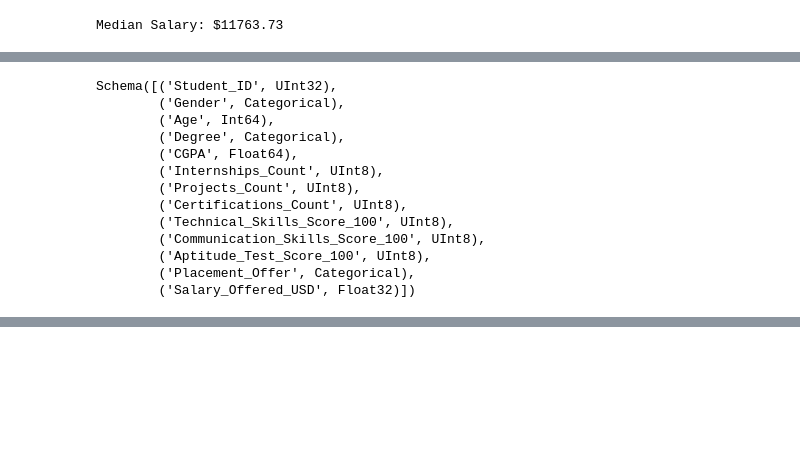
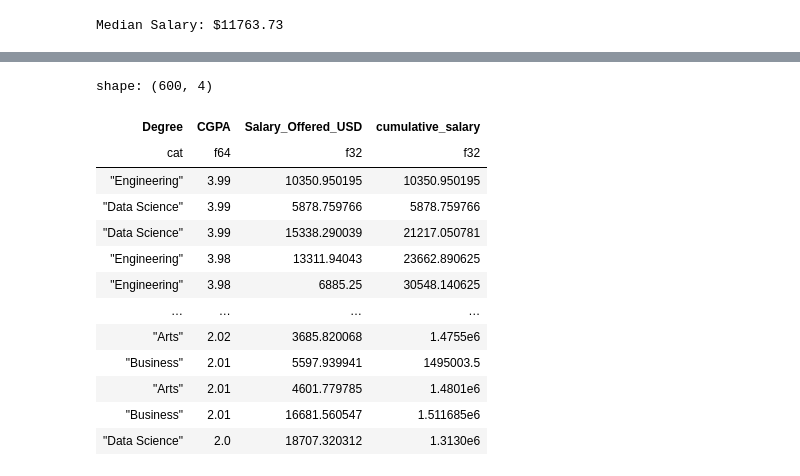
Before and after one commit to ZygimantasB/polars_library, a Jupyter notebook: kaggle/Student_Placement_Skills_2025.ipynb, the cells around one changed output, grey strips where cells are left out. Drawn from its saved outputs; the diff is of its cells as text; code cells hidden in the pictures; blank space fills up the shorter version.

Commit message:
Add cumulative salary calculation per degree in Student Placement Skills notebook.

```diff
--- a/kaggle/Student_Placement_Skills_2025.ipynb
+++ b/kaggle/Student_Placement_Skills_2025.ipynb
@@ -131,6 +131,19 @@ score_count_cols.head()
 # %%
 # Option B: regex selector — single expression
 df.select(pl.col("^.*(Score|Count).*$")).collect().head()
+# %%
+# Task 7 — Cumulative sum of salary within Degree groups, sorted by CGPA descending
+(
+    df.sort("CGPA", descending=True)           # 1. establish sort order
+    .with_columns(
+        pl.col("Salary_Offered_USD")
+        .cum_sum()
+        .over("Degree")                        # 2. apply per-group, respecting sort
+        .alias("cumulative_salary")
+    )
+    .select("Degree", "CGPA", "Salary_Offered_USD", "cumulative_salary")
+    .collect()
+)
 # %%
 print(f"Median Salary: ${median_salary:.2f}")
 # %% [output]
@@ -191,22 +204,6 @@ shape: (600, 6)
 | 0 | 5 | 0 | 77 | 96 | ... |
 | 3 | 4 | 3 | 50 | 59 | ... |
 | 4 | 6 | 1 | 69 | 69 | ... |
-# %%
-df.collect_schema()
-# %% [output]
-Schema([('Student_ID', UInt32),
-        ('Gender', Categorical),
-        ('Age', Int64),
-        ('Degree', Categorical),
-        ('CGPA', Float64),
-        ('Internships_Count', UInt8),
-        ('Projects_Count', UInt8),
-        ('Certifications_Count', UInt8),
-        ('Technical_Skills_Score_100', UInt8),
-        ('Communication_Skills_Score_100', UInt8),
-        ('Aptitude_Test_Score_100', UInt8),
-        ('Placement_Offer', Categorical),
-        ('Salary_Offered_USD', Float32)])
 # %%
 df.group_by(
     'Degree', 'Placement_Offer'
@@ -231,3 +228,29 @@ shape: (10, 7)
 | "Business" | "Yes" | 11989.259766 | 2.92 | 165 | 99 | 81 |
 | "Computer Science" | "No" | 12682.810547 | 2.86 | 66 | 99 | 37 |
 | "Arts" | "Yes" | 11388.267578 | 2.84 | 160 | 99 | 75 |
+# %%
+df.sort(
+    'CGPA', descending=True
+).with_columns(
+    pl.col('Salary_Offered_USD')
+    .cum_sum()
+    .over('Degree')
+    .alias('cumulative_salary')
+).select(
+    'Degree', 'CGPA', 'Salary_Offered_USD', 'cumulative_salary'
+).collect(engine='streaming')
+# %% [output]
+shape: (600, 4)
+| Degree | CGPA | Salary_Offered_USD | cumulative_salary |
+| cat | f64 | f32 | f32 |
+| "Engineering" | 3.99 | 10350.950195 | 10350.950195 |
+| "Data Science" | 3.99 | 5878.759766 | 5878.759766 |
+| "Data Science" | 3.99 | 15338.290039 | 21217.050781 |
+| "Engineering" | 3.98 | 13311.94043 | 23662.890625 |
+| "Engineering" | 3.98 | 6885.25 | 30548.140625 |
+| … | … | … | … |
+| "Arts" | 2.02 | 3685.820068 | 1.4755e6 |
+| "Business" | 2.01 | 5597.939941 | 1495003.5 |
+| "Arts" | 2.01 | 4601.779785 | 1.4801e6 |
+| "Business" | 2.01 | 16681.560547 | 1.511685e6 |
+| "Data Science" | 2.0 | 18707.320312 | 1.3130e6 |
```
